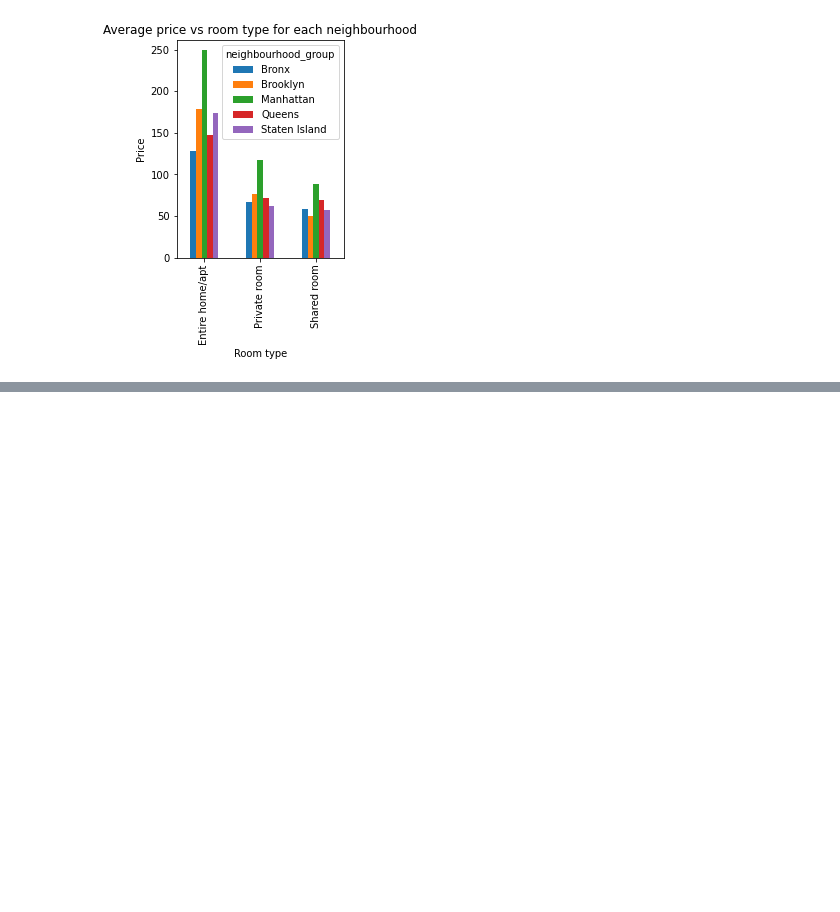
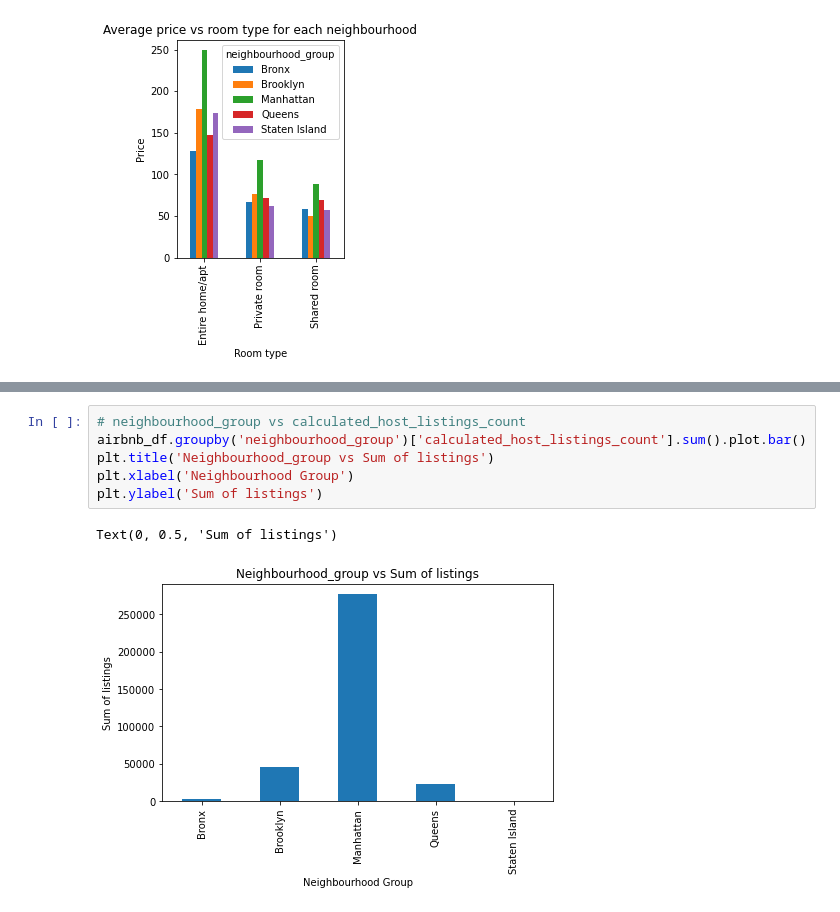
Before and after one commit to mdismailquraishicse/Capstone-Project-1--AirBnb, a Jupyter notebook: Capstone Project 1 - EDA.ipynb, the cells around one changed output, grey strips where cells are left out. Drawn from its saved outputs; the diff is of its cells as text; blank space fills up the shorter version.

```diff
--- a/Capstone Project 1 - EDA.ipynb
+++ b/Capstone Project 1 - EDA.ipynb
@@ -237,0 +247,9 @@ Text(0.5, 0, 'Room type')
+# %%
+# neighbourhood_group vs calculated_host_listings_count
+airbnb_df.groupby('neighbourhood_group')['calculated_host_listings_count'].sum().plot.bar()
+plt.title('Neighbourhood_group vs Sum of listings')
+plt.xlabel('Neighbourhood Group')
+plt.ylabel('Sum of listings')
+# %% [output]
+Text(0, 0.5, 'Sum of listings')
+[figure, added]
```
Also changed, not shown: parts of 1 cell of this notebook.
